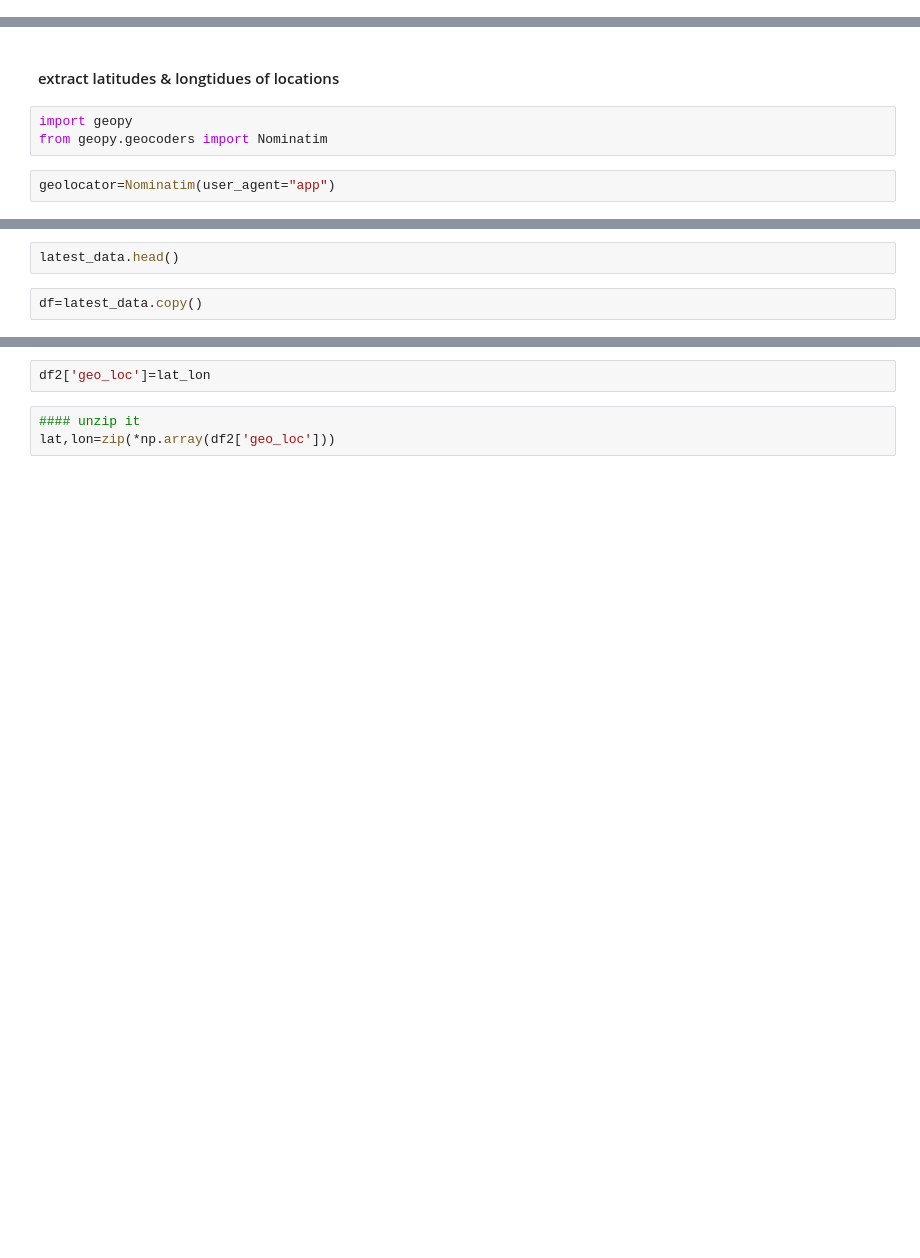
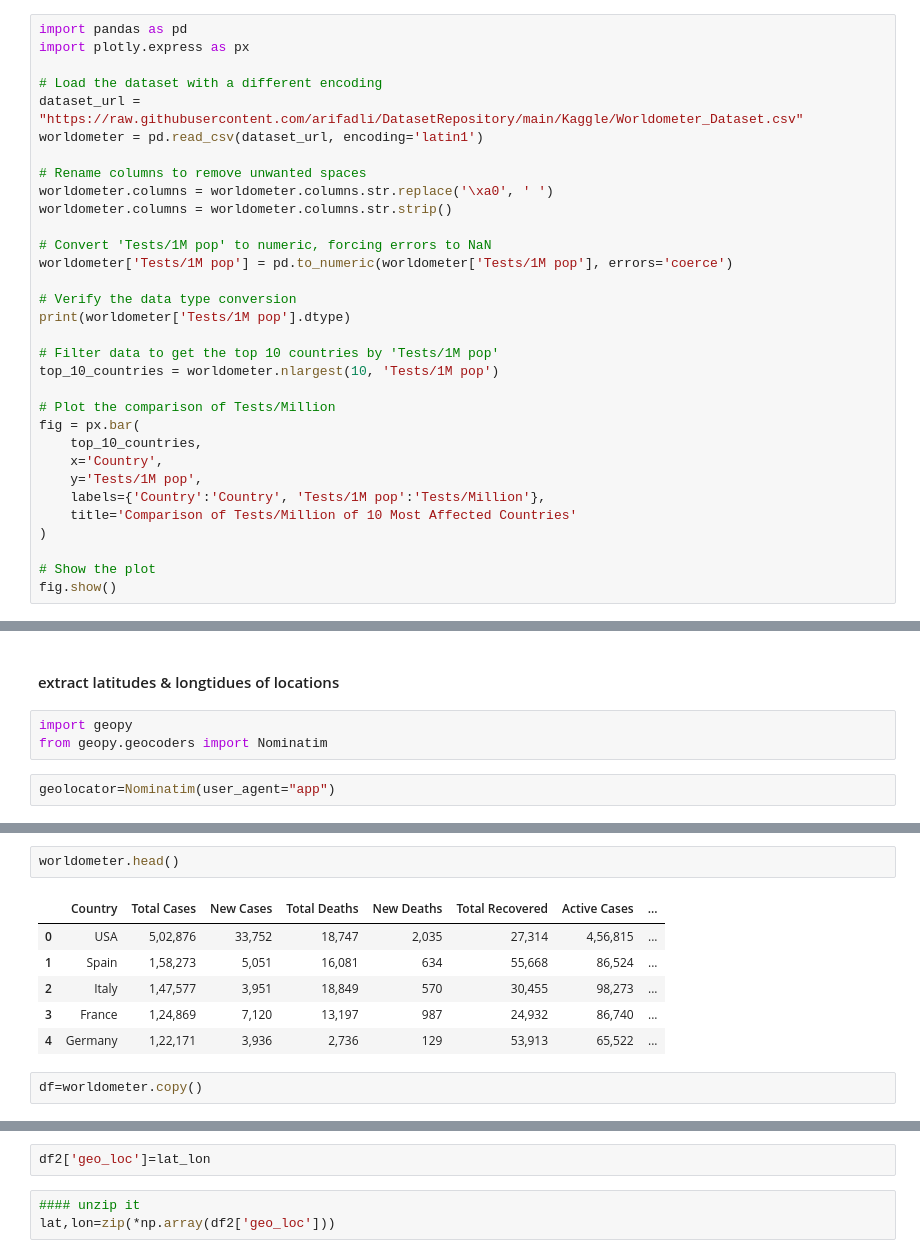
Before and after one commit to arifadli/Spatial-Analysis, a Jupyter notebook: Spatial Analysis Covid-19 Case.ipynb, the cells around one changed output, grey strips where cells are left out. Cells and saved outputs as stored; diff of their text form; blank space fills up the shorter version.

```diff
--- a/Spatial Analysis Covid-19 Case.ipynb
+++ b/Spatial Analysis Covid-19 Case.ipynb
@@ -183,0 +245,32 @@ fig.show()'''
+# %%
+import pandas as pd
+import plotly.express as px
+
+# Load the dataset with a different encoding
+dataset_url = "https://raw.githubusercontent.com/arifadli/DatasetRepository/main/Kaggle/Worldometer_Dataset.csv"
+worldometer = pd.read_csv(dataset_url, encoding='latin1')
+
+# Rename columns to remove unwanted spaces
+worldometer.columns = worldometer.columns.str.replace('\xa0', ' ')
+worldometer.columns = worldometer.columns.str.strip()
+
+# Convert 'Tests/1M pop' to numeric, forcing errors to NaN
+worldometer['Tests/1M pop'] = pd.to_numeric(worldometer['Tests/1M pop'], errors='coerce')
+
+# Verify the data type conversion
+print(worldometer['Tests/1M pop'].dtype)
+
+# Filter data to get the top 10 countries by 'Tests/1M pop'
+top_10_countries = worldometer.nlargest(10, 'Tests/1M pop')
+
+# Plot the comparison of Tests/Million
+fig = px.bar(
+    top_10_countries,
+    x='Country',
+    y='Tests/1M pop',
+    labels={'Country':'Country', 'Tests/1M pop':'Tests/Million'},
+    title='Comparison of Tests/Million of 10 Most Affected Countries'
+)
+
+# Show the plot
+fig.show()
@@ -196,6 +296,13 @@ location.longitude
 # %%
-latest_data.head()
+worldometer.head()
+# %% [output]
+|  | Country | Total Cases | New Cases | Total Deaths | New Deaths | Total Recovered | Active Cases | ... |
+| 0 | USA | 5,02,876 | 33,752 | 18,747 | 2,035 | 27,314 | 4,56,815 | ... |
+| 1 | Spain | 1,58,273 | 5,051 | 16,081 | 634 | 55,668 | 86,524 | ... |
+| 2 | Italy | 1,47,577 | 3,951 | 18,849 | 570 | 30,455 | 98,273 | ... |
+| 3 | France | 1,24,869 | 7,120 | 13,197 | 987 | 24,932 | 86,740 | ... |
+| 4 | Germany | 1,22,171 | 3,936 | 2,736 | 129 | 53,913 | 65,522 | ... |
 # %%
-df=latest_data.copy()
+df=worldometer.copy()
 # %%
 df.head()
```
Also changed, not shown: parts of 31 cells of this notebook, 1 other file.
